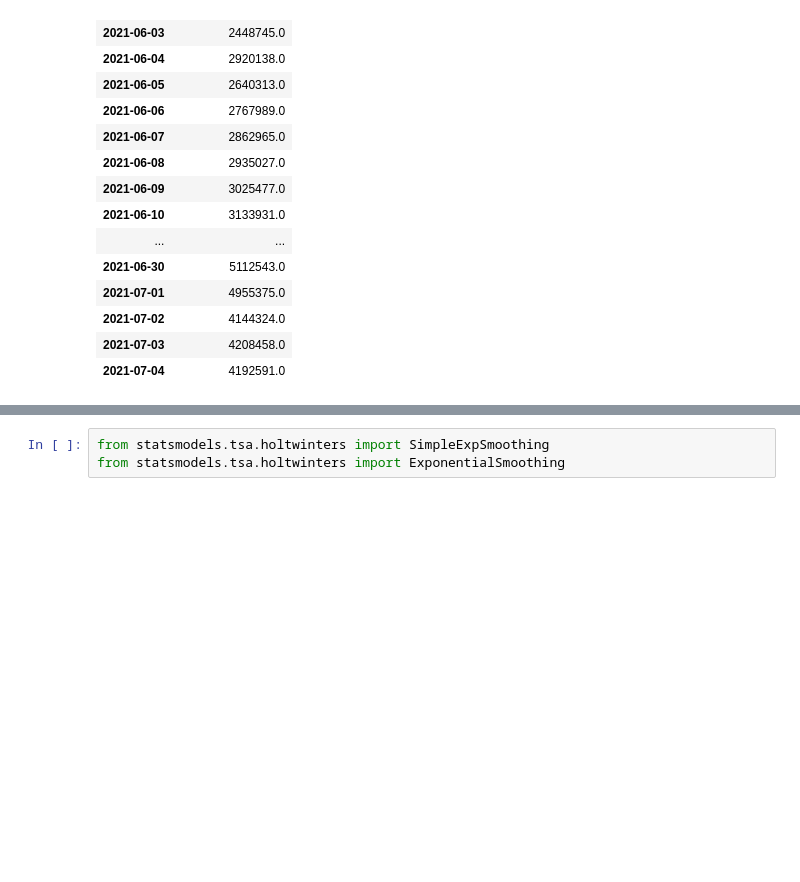
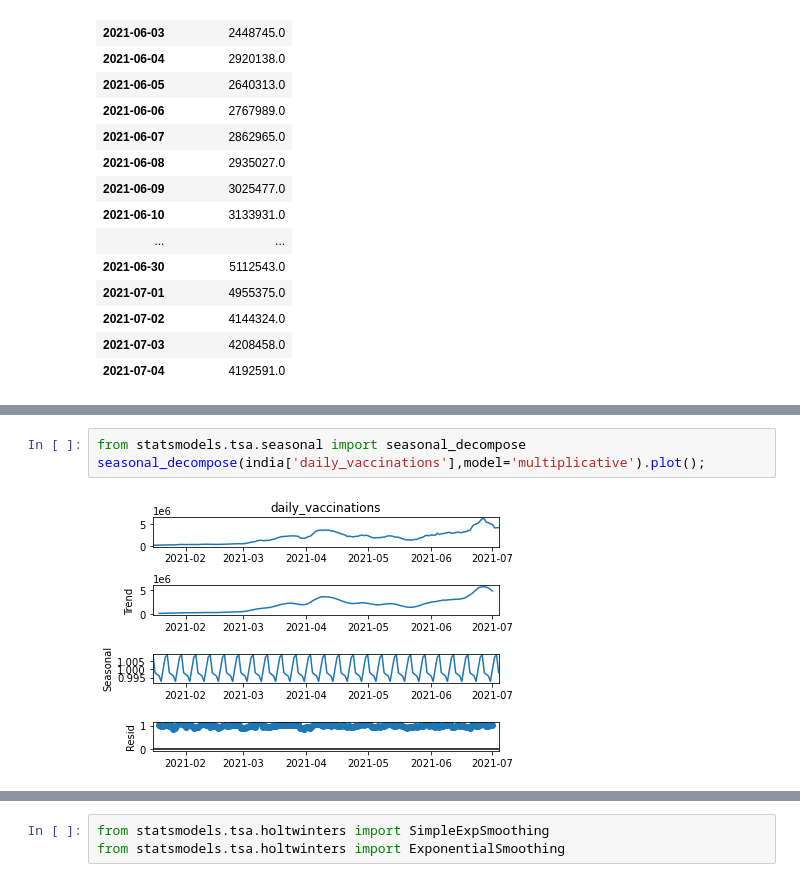
Before and after one commit to guptaa-s/Business-Analytics-, a Jupyter notebook: Vaccination-Exponential Smoothing.ipynb, the cells around one changed output, grey strips where cells are left out. Saved outputs shown, nothing was run; the diff lists cells and outputs as text; blank space fills up the shorter version.

```diff
--- a/Vaccination-Exponential Smoothing.ipynb
+++ b/Vaccination-Exponential Smoothing.ipynb
@@ -161,3 +161,8 @@ fig2 = px.line(train, y="daily_vaccinations")
 fig2.show()
 # %% [output]
 [interactive output not drawn]
+# %%
+from statsmodels.tsa.seasonal import seasonal_decompose
+seasonal_decompose(india['daily_vaccinations'],model='multiplicative').plot();
+# %% [output]
+[figure, added]
```
Also changed, not shown: parts of 11 cells of this notebook.
